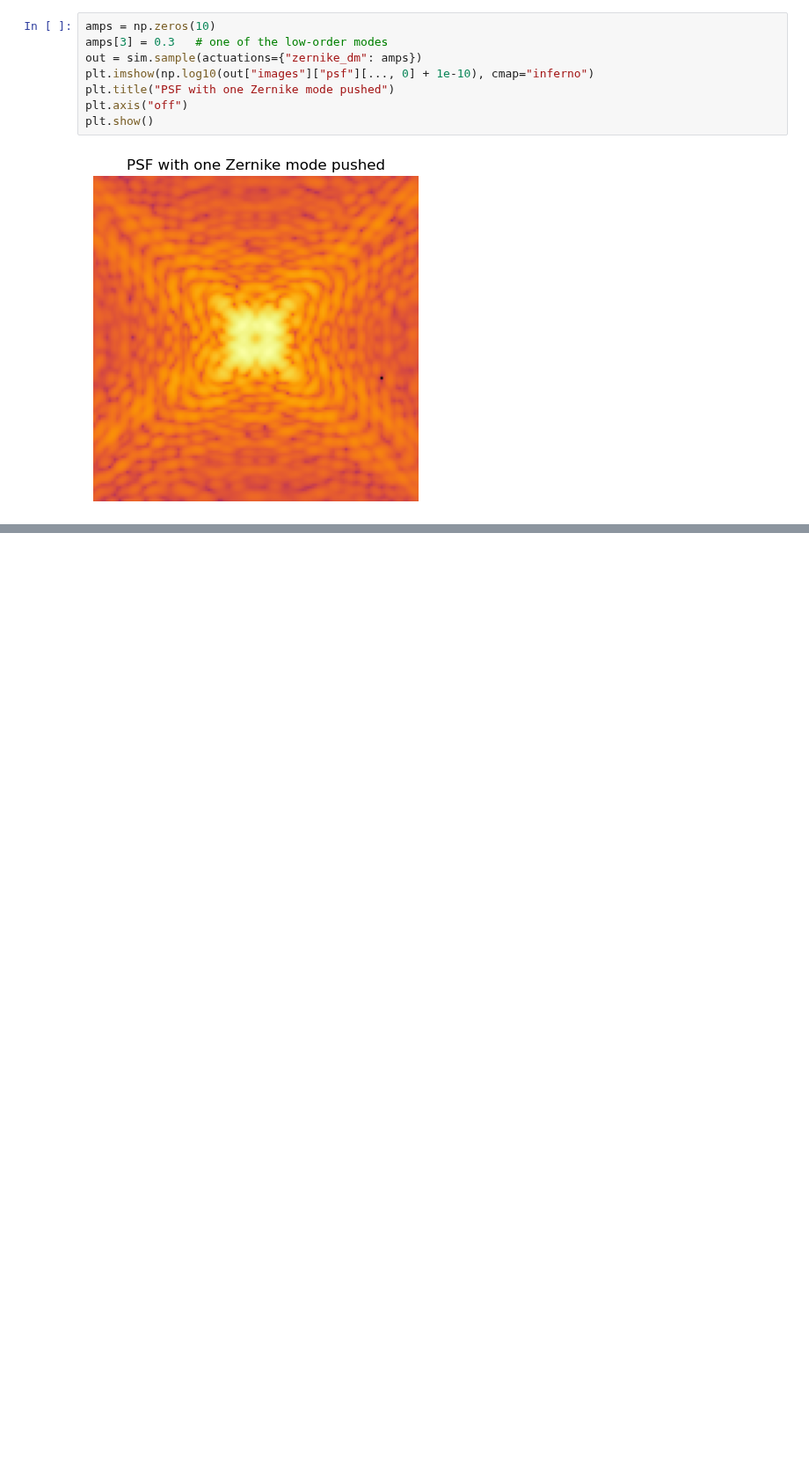
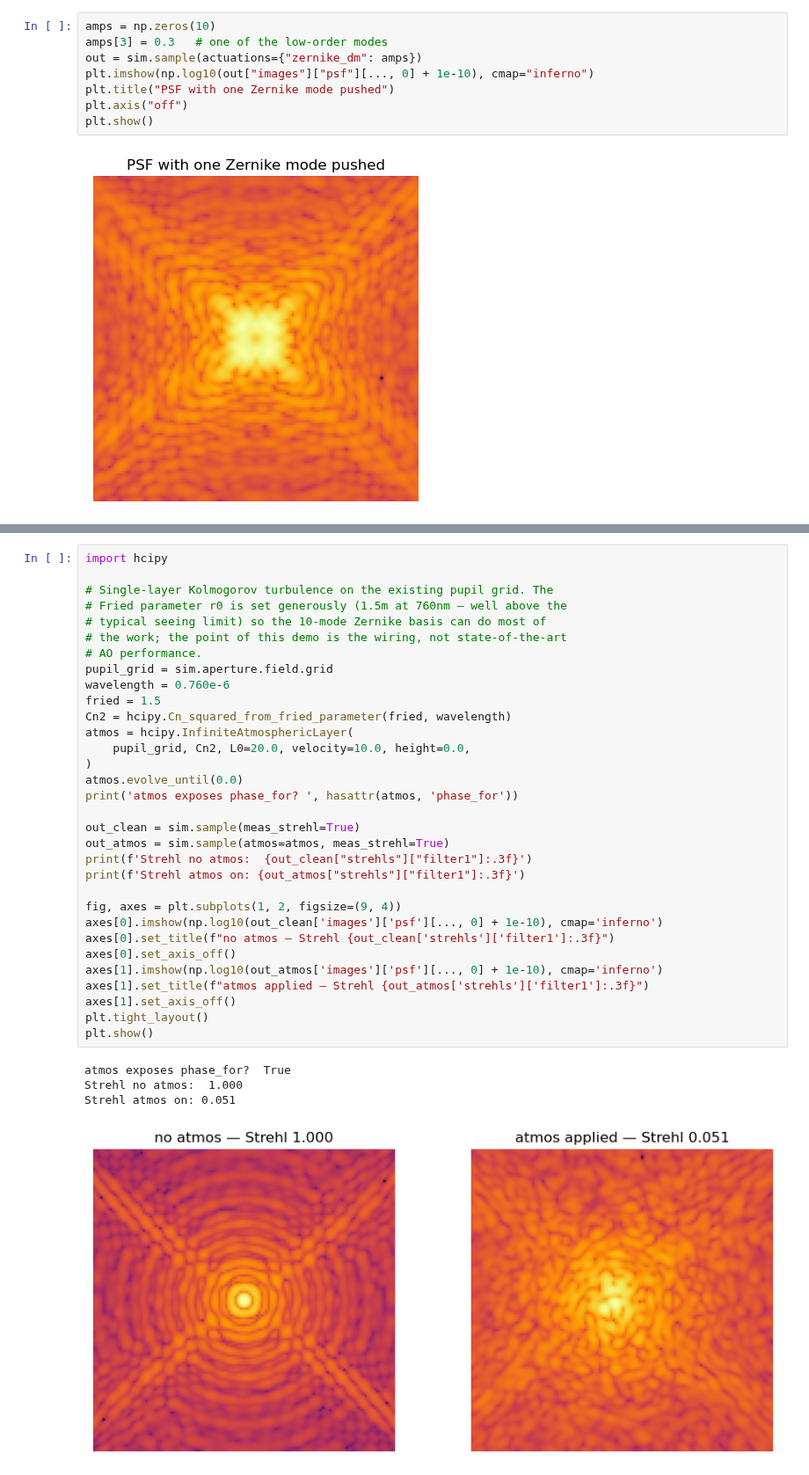
Before and after one commit to icunnyngham/telescope-sim, a Jupyter notebook: docs/tutorials/03_vampires_zernike.ipynb, the cells around one changed output, grey strips where cells are left out. Shown at 88% size. Cells and saved outputs as stored; diff of their text form; blank space fills up the shorter version.

```diff
--- a/docs/tutorials/03_vampires_zernike.ipynb
+++ b/docs/tutorials/03_vampires_zernike.ipynb
@@ -36,0 +44,37 @@ plt.show()
+# %%
+import hcipy
+
+# Single-layer Kolmogorov turbulence on the existing pupil grid. The
+# Fried parameter r0 is set generously (1.5m at 760nm — well above the
+# typical seeing limit) so the 10-mode Zernike basis can do most of
+# the work; the point of this demo is the wiring, not state-of-the-art
+# AO performance.
+pupil_grid = sim.aperture.field.grid
+wavelength = 0.760e-6
+fried = 1.5
+Cn2 = hcipy.Cn_squared_from_fried_parameter(fried, wavelength)
+atmos = hcipy.InfiniteAtmosphericLayer(
+    pupil_grid, Cn2, L0=20.0, velocity=10.0, height=0.0,
+)
+atmos.evolve_until(0.0)
+print('atmos exposes phase_for? ', hasattr(atmos, 'phase_for'))
+
+out_clean = sim.sample(meas_strehl=True)
+out_atmos = sim.sample(atmos=atmos, meas_strehl=True)
+print(f'Strehl no atmos:  {out_clean["strehls"]["filter1"]:.3f}')
+print(f'Strehl atmos on: {out_atmos["strehls"]["filter1"]:.3f}')
+
+fig, axes = plt.subplots(1, 2, figsize=(9, 4))
+axes[0].imshow(np.log10(out_clean['images']['psf'][..., 0] + 1e-10), cmap='inferno')
+axes[0].set_title(f"no atmos — Strehl {out_clean['strehls']['filter1']:.3f}")
+axes[0].set_axis_off()
+axes[1].imshow(np.log10(out_atmos['images']['psf'][..., 0] + 1e-10), cmap='inferno')
+axes[1].set_title(f"atmos applied — Strehl {out_atmos['strehls']['filter1']:.3f}")
+axes[1].set_axis_off()
+plt.tight_layout()
+plt.show()
+# %% [output]
+atmos exposes phase_for?  True
+Strehl no atmos:  1.000
+Strehl atmos on: 0.051
+[figure, added]
```
Also changed, not shown: parts of 3 cells of this notebook, 2 other files.
